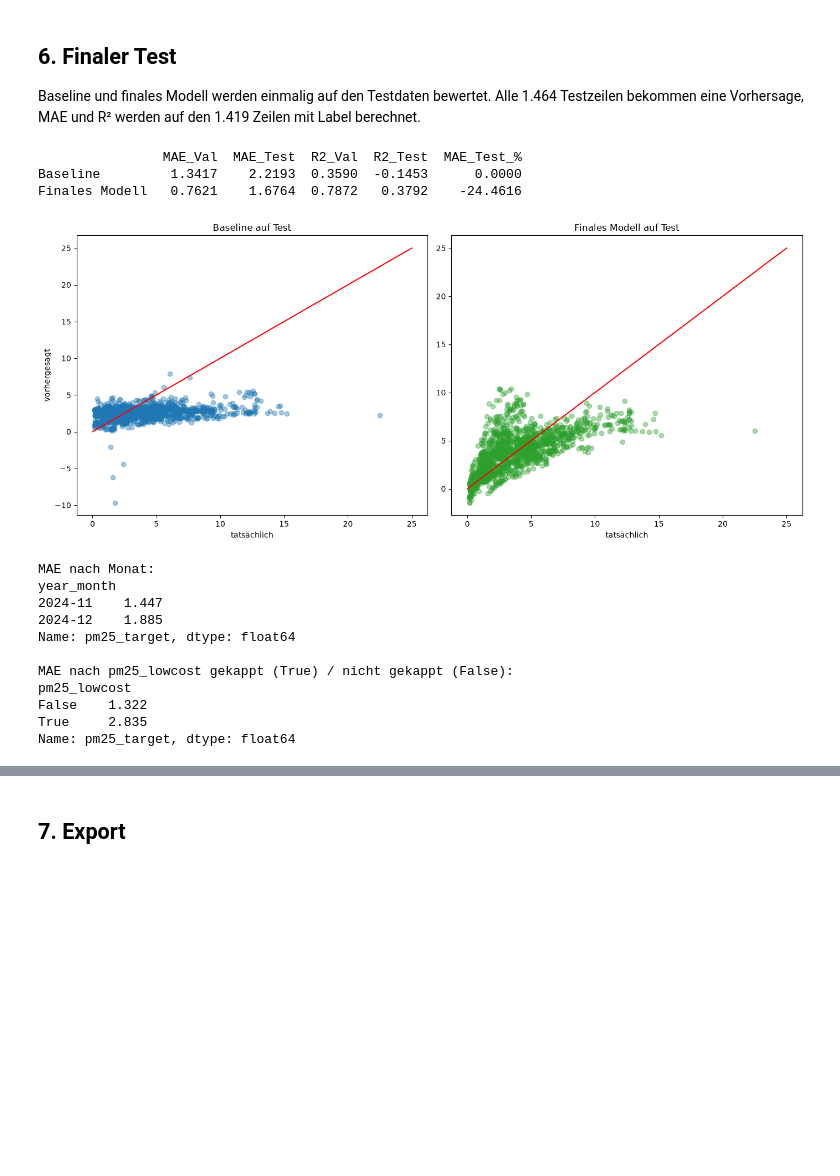
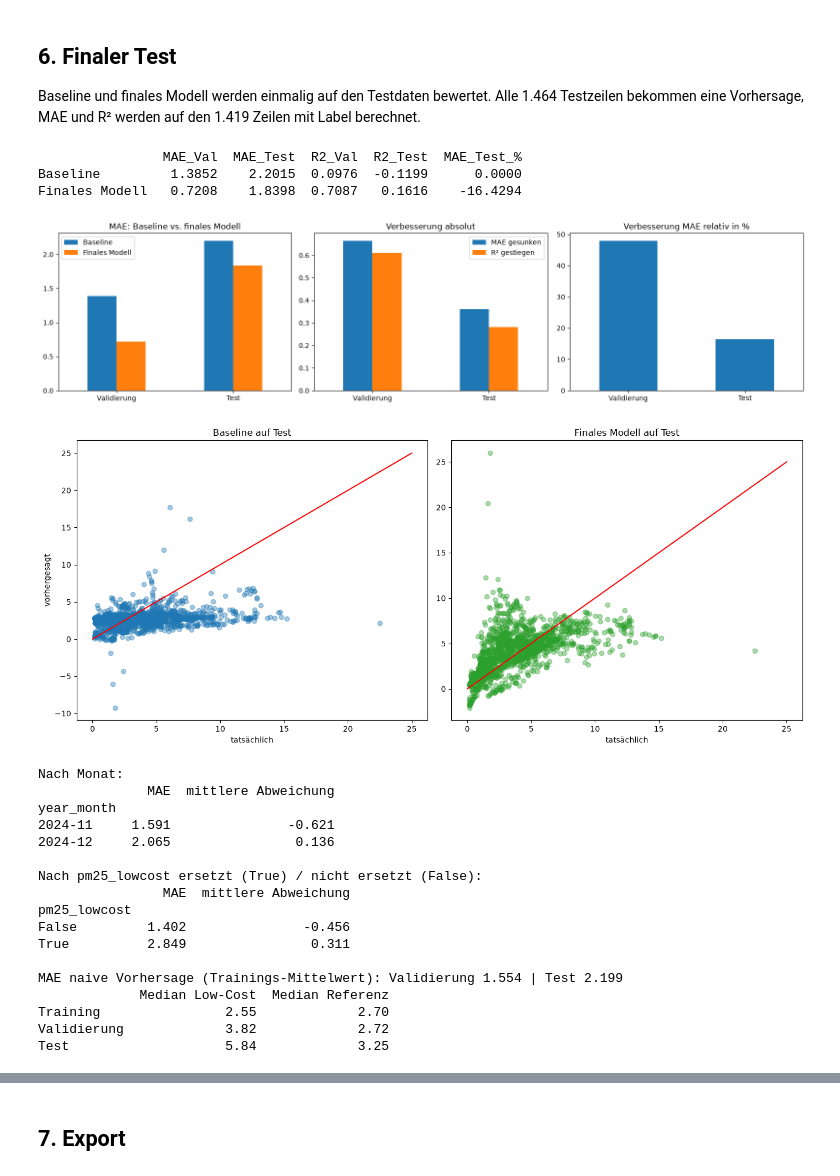
Before and after one commit to kevinvuong04/data-science-26-27, a Jupyter notebook: src/Notebooks/Aufgabe_2_Data_Preparation.ipynb, the cells around one changed output, grey strips where cells are left out. Cells and saved outputs as stored; diff of their text form; code cells hidden in the pictures; blank space fills up the shorter version.

```diff
--- a/src/Notebooks/Aufgabe_2_Data_Preparation.ipynb
+++ b/src/Notebooks/Aufgabe_2_Data_Preparation.ipynb
@@ -176,10 +208,10 @@ print(pd.DataFrame({"Train vorher": (train_cur[CONC_COLS] < 0).sum(), "Train nac
 
 r_negativ = evaluate("Negativwerte auf 0", "kumulativ", "negative Konzentrationen auf 0 gesetzt", tr, va)
 r_negativ_iso = evaluate("Negativwerte auf 0", "isoliert", "negative Konzentrationen auf 0 gesetzt", tr, va)
-if improves(r_negativ):
-    train_cur, valid_cur, test_cur, current = tr, va, te, r_negativ
-    path.append(r_negativ)
-    adopt(r_negativ, "ja", "MAE sinkt, Werte sind physikalisch unmöglich")
+# physikalisch unmögliche Werte werden unabhängig vom MAE korrigiert
+train_cur, valid_cur, test_cur, current = tr, va, te, r_negativ
+path.append(r_negativ)
+adopt(r_negativ, "ja", "Plausibilitätskorrektur, negative Konzentrationen sind unmöglich")
 show([baseline, r_negativ])
 # %% [output]
               Train vorher  Train nachher  Test vorher  Test nachher
@@ -299,7 +404,8 @@ for target in IMPUTE_PREDICTORS:
     mae_reg = mean_absolute_error(hidden[target], reg.predict(hidden[predictors]))
     r2 = reg.score(hidden[predictors], hidden[target])
     rows.append({"Feature": target,
-                 "fehlend Train %": df[target].isnull().mean() * 100, "fehlend Test %": test[target].isnull().mean() * 100,
+                 "fehlend Train %": train_cur[target].isnull().mean() * 100, "fehlend Val %": valid_cur[target].isnull().mean() * 100,
+                 "fehlend Test %": test[target].isnull().mean() * 100,
                  "MAE Nachbarstunden": mean_absolute_error(hidden[target][neighbors.notnull()], neighbors[neighbors.notnull()]),
                  "MAE Median": mae_median, "MAE Regression": mae_reg, "R2 Regression": r2,
                  "lange Lücken": "Regression " + str(predictors) if r2 >= 0.3 and mae_reg < mae_median else "Median"})
@@ -565,7 +671,10 @@ corr_with_label = train_cur[features].corrwith(train_cur[LABEL])
 vif_table = calc_vif(train_cur[features]).set_index("features")
 print(pd.DataFrame({"r mit Label": corr_with_label, "VIF": vif_table["VIF Factor"]}).round(2).sort_values("VIF", ascending=False))
 
-candidates = list(corr_with_label[corr_with_label.abs() < 0.05].index) + [vif_table["VIF Factor"].sort_values().index[-1], "no2"]
+candidates = []
+for col in list(corr_with_label[corr_with_label.abs() < 0.05].index) + [vif_table["VIF Factor"].sort_values().index[-1], "no2"]:
+    if col not in candidates:
+        candidates.append(col)
 rows = []
 for col in candidates:
     tr, va, te = train_cur.drop(columns=[col]), valid_cur.drop(columns=[col]), test_cur.drop(columns=[col])
@@ -576,7 +685,7 @@ for col in candidates:
         path.append(row)
         adopt(row, "ja", "MAE sinkt")
     else:
-        adopt(row, "nein", "MAE steigt oder R² sinkt")
+        adopt(row, "nein", "MAE steigt")
 check_integrity(valid_cur, test_cur)
 show([current] + rows)
 # %% [output]
@@ -673,51 +785,75 @@ def evaluate_test(name, train_df, test_df):
 
 test_baseline, pred_baseline = evaluate_test("Baseline", train, test)
 test_final, pred_final = evaluate_test("Finales Modell", train_cur, test_cur)
 check_integrity(valid_cur, test_cur)
 
 final_overview = pd.DataFrame({
     "MAE_Val": [baseline["MAE_Val"], current["MAE_Val"]],
     "MAE_Test": [test_baseline["MAE_Test"], test_final["MAE_Test"]],
     "R2_Val": [baseline["R2_Val"], current["R2_Val"]],
     "R2_Test": [test_baseline["R2_Test"], test_final["R2_Test"]]}, index=["Baseline", "Finales Modell"])
 final_overview["MAE_Test_%"] = (final_overview["MAE_Test"] / test_baseline["MAE_Test"] - 1) * 100
 print(final_overview.round(4))
 
+# Verbesserung gegenüber der Baseline: absolut und relativ, Validierung und Test
+mae_overview = pd.DataFrame({"Baseline": [baseline["MAE_Val"], test_baseline["MAE_Test"]],
+                             "Finales Modell": [current["MAE_Val"], test_final["MAE_Test"]]}, index=["Validierung", "Test"])
+improvement = pd.DataFrame({"MAE gesunken": mae_overview["Baseline"] - mae_overview["Finales Modell"],
+                            "R² gestiegen": [current["R2_Val"] - baseline["R2_Val"], test_final["R2_Test"] - test_baseline["R2_Test"]]})
+fig, axs = plt.subplots(1, 3, figsize=(16, 4))
+mae_overview.plot.bar(ax=axs[0], rot=0, title="MAE: Baseline vs. finales Modell")
+improvement.plot.bar(ax=axs[1], rot=0, title="Verbesserung absolut")
+(improvement["MAE gesunken"] / mae_overview["Baseline"] * 100).plot.bar(ax=axs[2], rot=0, title="Verbesserung MAE relativ in %")
+plt.tight_layout()
+plt.show()
+
 has_label = test[LABEL].notnull()
 fig, axs = plt.subplots(1, 2, figsize=(14, 6))
 axs[0].scatter(test.loc[has_label, LABEL], pred_baseline[has_label.values], alpha=0.4)
 axs[0].plot([0, 25], [0, 25], color="red")
 axs[0].set_title("Baseline auf Test")
 axs[0].set_xlabel("tatsächlich")
 axs[0].set_ylabel("vorhergesagt")
 axs[1].scatter(test.loc[has_label, LABEL], pred_final[has_label.values], alpha=0.4, color="tab:green")
 axs[1].plot([0, 25], [0, 25], color="red")
 axs[1].set_title("Finales Modell auf Test")
 axs[1].set_xlabel("tatsächlich")
 plt.tight_layout()
 plt.show()
 
-# Warum ist der Test schlechter als die Validierung?
-abs_error = (test[LABEL] - pred_final).abs()
+# Warum ist der Test schlechter als die Validierung? (Abweichung > 0: Modell schätzt zu niedrig)
+error = test[LABEL] - pred_final
 q1, q3 = train["pm25_lowcost"].quantile(0.25), train["pm25_lowcost"].quantile(0.75)
-fence = q3 + 1.5 * (q3 - q1)
-print("\nMAE nach Monat:")
-print(abs_error.groupby(test["year_month"]).mean().round(3))
-print("\nMAE nach pm25_lowcost gekappt (True) / nicht gekappt (False):")
-print(abs_error.groupby(test["pm25_lowcost"] > fence).mean().round(3))
+replaced = test["pm25_lowcost"] > q3 + 1.5 * (q3 - q1)
+print("\nNach Monat:")
+print(pd.DataFrame({"MAE": error.abs().groupby(test["year_month"]).mean(), "mittlere Abweichung": error.groupby(test["year_month"]).mean()}).round(3))
+print("\nNach pm25_lowcost ersetzt (True) / nicht ersetzt (False):")
+print(pd.DataFrame({"MAE": error.abs().groupby(replaced).mean(), "mittlere Abweichung": error.groupby(replaced).mean()}).round(3))
+print("\nMAE naive Vorhersage (Trainings-Mittelwert): Validierung", round(mean_absolute_error(valid[LABEL], [train[LABEL].mean()] * len(valid)), 3),
+      "| Test", round(mean_absolute_error(test[LABEL][has_label], [train[LABEL].mean()] * has_label.sum()), 3))
+print(pd.DataFrame({"Median Low-Cost": [train["pm25_lowcost"].median(), valid["pm25_lowcost"].median(), test["pm25_lowcost"].median()],
+                    "Median Referenz": [train[LABEL].median(), valid[LABEL].median(), test[LABEL].median()]},
+                   index=["Training", "Validierung", "Test"]).round(2))
 # %% [output]
                 MAE_Val  MAE_Test  R2_Val  R2_Test  MAE_Test_%
-Baseline         1.3417    2.2193  0.3590  -0.1453      0.0000
-Finales Modell   0.7621    1.6764  0.7872   0.3792    -24.4616
+Baseline         1.3852    2.2015  0.0976  -0.1199      0.0000
+Finales Modell   0.7208    1.8398  0.7087   0.1616    -16.4294
-[figure, old version]
+[figure, new version]
+[figure, added]
-MAE nach Monat:
+Nach Monat:
+              MAE  mittlere Abweichung
 year_month
-2024-11    1.447
-2024-12    1.885
-Name: pm25_target, dtype: float64
+2024-11     1.591               -0.621
+2024-12     2.065                0.136
 
-MAE nach pm25_lowcost gekappt (True) / nicht gekappt (False):
+Nach pm25_lowcost ersetzt (True) / nicht ersetzt (False):
+                MAE  mittlere Abweichung
 pm25_lowcost
-False    1.322
-True     2.835
-Name: pm25_target, dtype: float64
+False         1.402               -0.456
+True          2.849                0.311
+
+MAE naive Vorhersage (Trainings-Mittelwert): Validierung 1.554 | Test 2.199
+             Median Low-Cost  Median Referenz
+Training                2.55             2.70
+Validierung             3.82             2.72
+Test                    5.84             3.25
```
Also changed, not shown: parts of 39 cells of this notebook, 5 other files.
